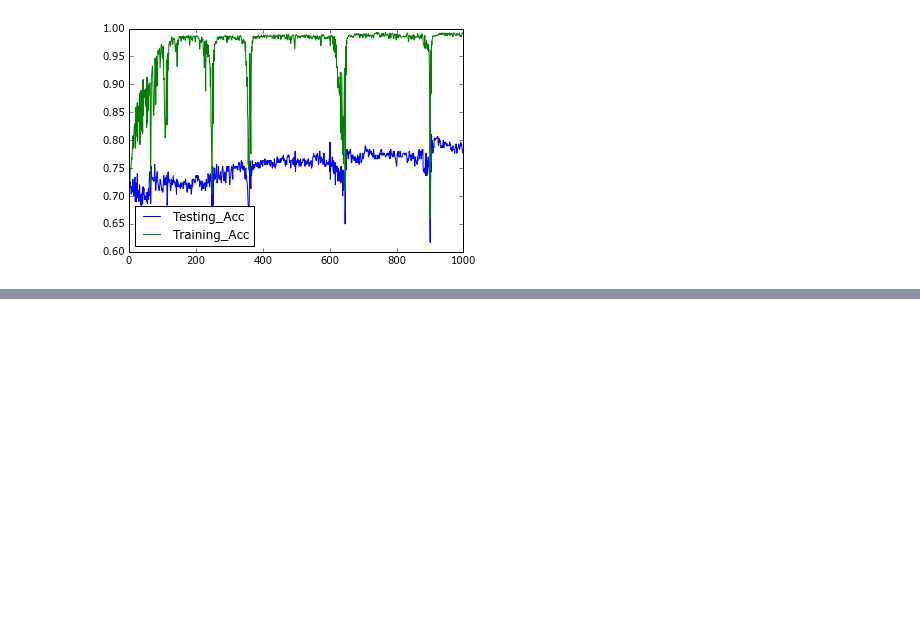
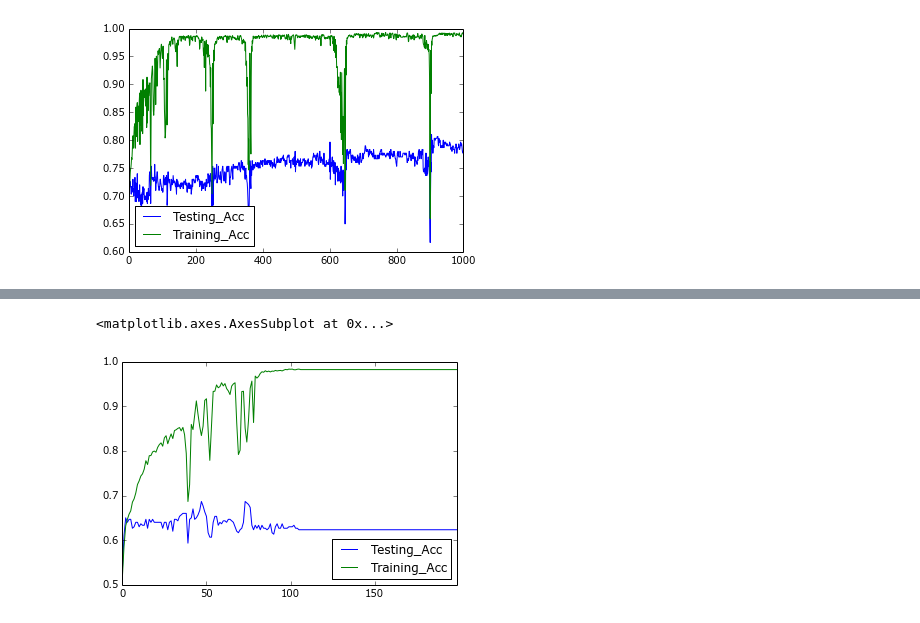
Before and after one commit to tapilab/is-hparik11, a Jupyter notebook: src/Tensorflow_Gender.ipynb, the cells around one changed output, grey strips where cells are left out. Drawn from its saved outputs; the diff is of its cells as text; code cells hidden in the pictures; blank space fills up the shorter version.

```diff
--- a/src/Tensorflow_Gender.ipynb
+++ b/src/Tensorflow_Gender.ipynb
@@ -440,4 +326,4 @@ train_labels.shape
 # %%
 if __name__ == '__main__':
-    train_acc, test_acc = main()
+    train_acc_whole_image, test_acc_whole_image = main()
 # %% [output]
@@ -501,0 +421,5 @@ accuracy_list.plot()
+# %%
+accuracy_list_whole.plot()
+# %% [output]
+<matplotlib.axes.AxesSubplot at 0x...>
+[figure, added]
```
Also changed, not shown: parts of 19 cells of this notebook, 13 other files.
